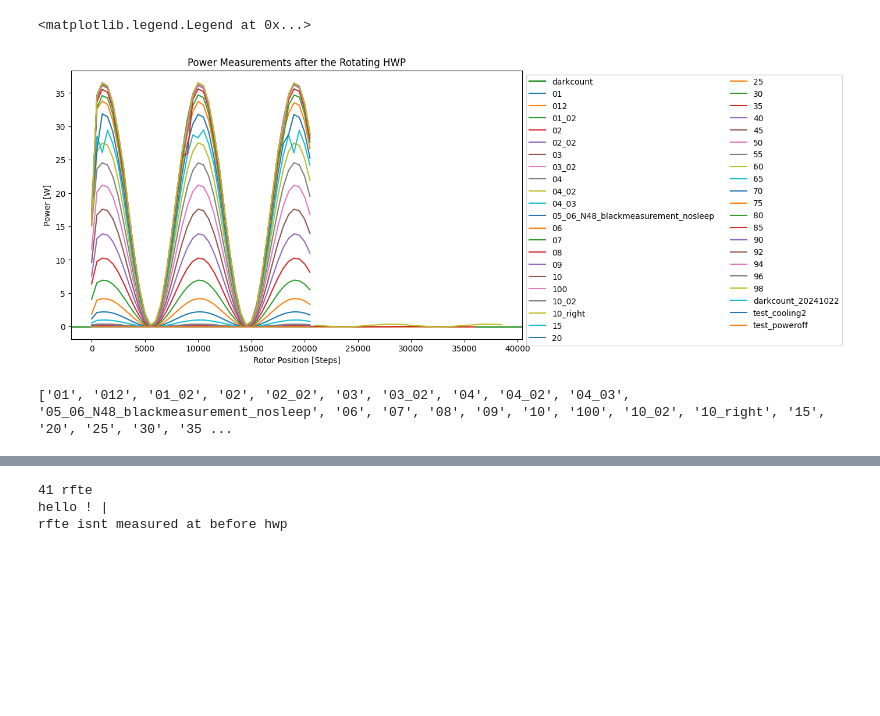
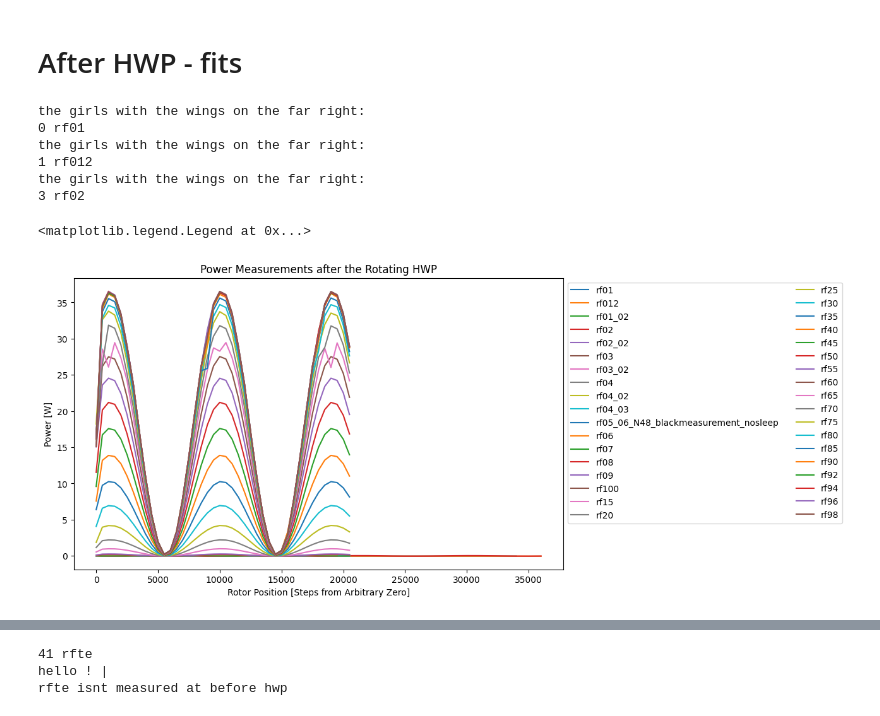
Before and after one commit to JuffmannLab/Fieldmax, a Jupyter notebook: quick_plotter.ipynb, the cells around one changed output, grey strips where cells are left out. Drawn from its saved outputs; the diff is of its cells as text; code cells hidden in the pictures; blank space fills up the shorter version.

Commit message:
added result plots for laser powers

```diff
--- a/quick_plotter.ipynb
+++ b/quick_plotter.ipynb
@@ -89,10 +191,11 @@ before_hwp_avg = temp_dict
 # %%
 for i, (rf, avg) in enumerate(before_hwp_avg.items()):
-    # print(rf, avg)
-    plt.axhline(avg, label=rf, color = colors[i])
+
+    plt.axhline(avg - darkcounts_before_avg, label=rf, color = colors[i])
     plt.legend(ncol= 2, bbox_to_anchor = (1,1))
     plt.ylabel('Watts')
-    plt.suptitle('powers before the halfwave plate (darkcount not subtracted)')
+    plt.suptitle('powers before the halfwave plate (darkcounts subtracted)')
+
     #x ticks off
     plt.tick_params(
         axis='x',          # changes apply to the x-axis
@@ -105,10 +207,0 @@ for i, (rf, avg) in enumerate(before_hwp_avg.items()):
-# %%
-for i, (rf, avg) in enumerate(before_hwp_avg.items()):
-    # print(rf, avg)
-    # plt.axhline(avg, label=rf, color = colors[i])
-    # plt.legend(ncol = 2, bbox_to_anchor = (1,1))
-    plt.scatter(int(rf[2:]), avg, color = colors[i], label = rf)
-plt.legend(ncol = 2, bbox_to_anchor = (1,1))
-plt.xlabel('Laser RF')
-plt.ylabel('Power before HWP [W]')
-plt.suptitle("Power before HWP")
@@ -130,0 +298,4 @@ for i, key in enumerate(keys_after):
+# %%
+darkcount_after_avg = np.average(darkcounts['averaged'])
+print('darkcount', darkcount_after_avg)
+print('the stdev is 10 times smaller', np.average(after_hwp_dict[keys_after[17]]['stdev']))
@@ -131,20 +369,35 @@ for i, key in enumerate(keys_after):
+# %% [markdown]
+# After HWP - fits
 # %%
 fig, ax = plt.subplots(1,1, figsize =  (10,6))
 ax.set_title('Power Measurements after the Rotating HWP')
 ax.set_ylabel('Power [W]')
-ax.set_xlabel('Rotor Position [Steps]')
+ax.set_xlabel('Rotor Position [Steps from Arbitrary Zero]')
 
-ax.axhline(np.average(darkcounts['averaged']), color = 'green', label = 'darkcount')
+# ax.axhline(np.average(darkcounts['averaged']), color = 'green', label = 'darkcount')
 
-for i, key in enumerate(keys_after):
-    data = after_hwp_dict[key]
-    steps = np.array(data['rotor_step'])
-    vals = data['averaged']
-    # error = np.array(data['stdev'])
-    plt.plot(steps, vals, label = key)
+for i, key in enumerate(after_hwp_dict.keys()):
+    # print(key, len(keys_after))
+    rule = ( i < 40)
+    if rule :
+        data = after_hwp_dict[key]
+        steps = np.array(data['rotor_step'])
+        if np.any(steps>30000):
+            print('the girls with the wings on the far right:')
+            print(i, key)
+        vals = data['averaged']
+        # error = np.array(data['stdev'])
+        plt.plot(steps, vals, label = key)
 
 
 plt.legend(ncol =2 ,bbox_to_anchor = (1,1) )
+# plt.xlim(25000, 35000)
 # %% [output]
-<matplotlib.legend.Legend at 0x...>
+the girls with the wings on the far right:
+0 rf01
+the girls with the wings on the far right:
+1 rf012
+the girls with the wings on the far right:
+3 rf02
+<matplotlib.legend.Legend at 0x...>
-[figure, old version]
+[figure, new version]
@@ -168,8 +403,0 @@ def fitter(x,y, p0_amp, label = None ):
-# %%
-print(keys_after)
-after_hwp_select = after_hwp_dict
-# after_hwp_select.pop('darkcount_20241022')
-# after_hwp_select.pop('test_cooling2')
-# after_hwp_select.pop('test_poweroff')
-# %% [output]
-['01', '012', '01_02', '02', '02_02', '03', '03_02', '04', '04_02', '04_03', '05_06_N48_blackmeasurement_nosleep', '06', '07', '08', '09', '10', '100', '10_02', '10_right', '15', '20', '25', '30', '35 ...
```
Also changed, not shown: parts of 38 cells of this notebook, 2 other files.
